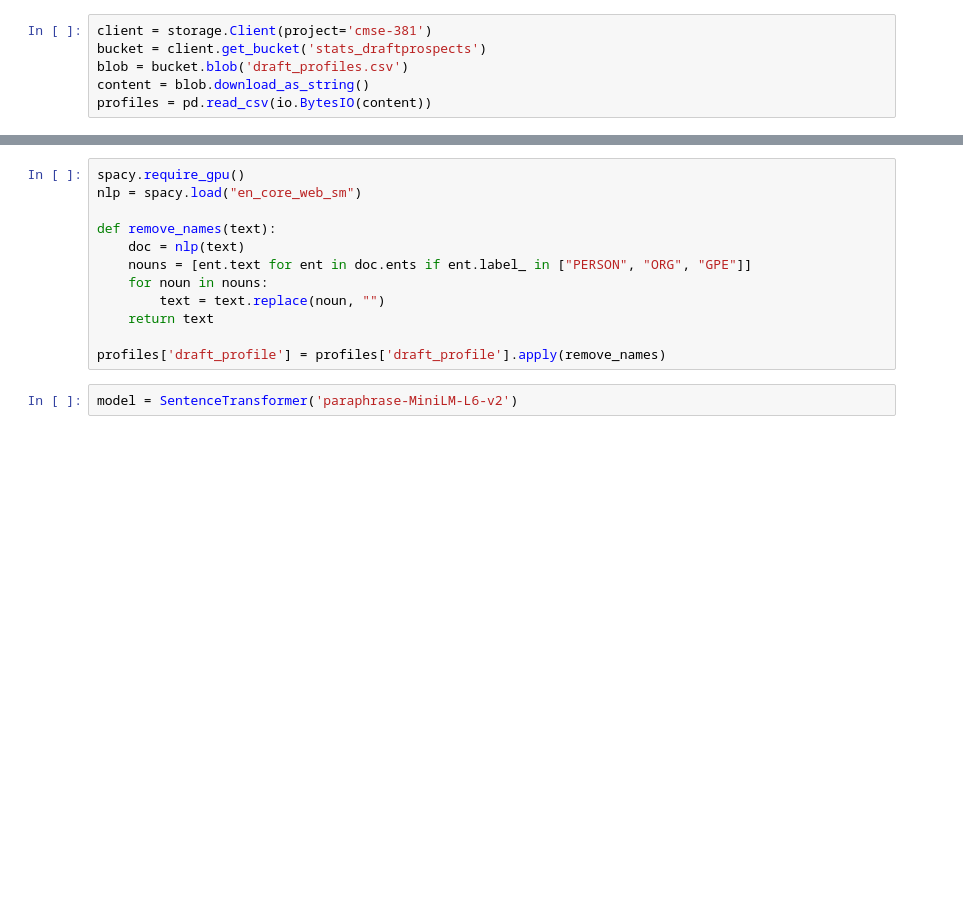
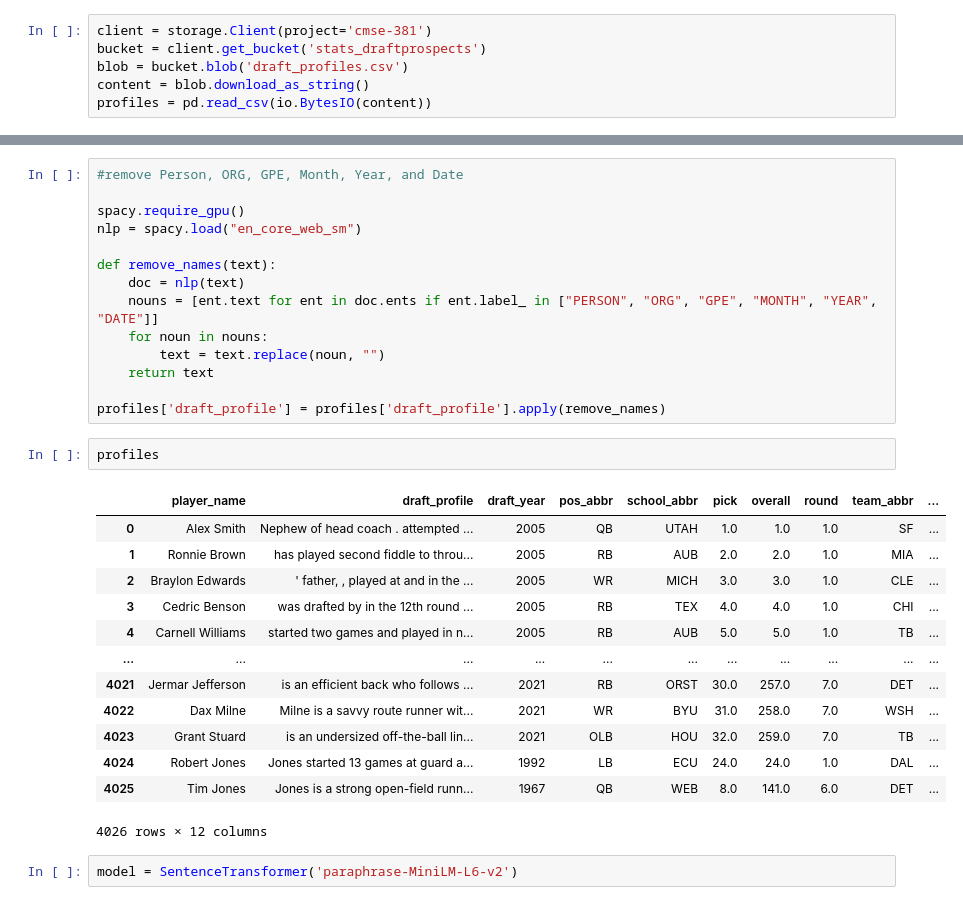
Before and after one commit to harshil0217/NFL_Rookie_Comps, a Jupyter notebook: ProfileEmbeddings.ipynb, the cells around one changed output, grey strips where cells are left out. Drawn from its saved outputs; the diff is of its cells as text; blank space fills up the shorter version.

```diff
--- a/ProfileEmbeddings.ipynb
+++ b/ProfileEmbeddings.ipynb
@@ -55,15 +60,33 @@ profiles
 # %%
+#remove Person, ORG, GPE, Month, Year, and Date
+
 spacy.require_gpu()
 nlp = spacy.load("en_core_web_sm")
 
 def remove_names(text):
     doc = nlp(text)
-    nouns = [ent.text for ent in doc.ents if ent.label_ in ["PERSON", "ORG", "GPE"]]
+    nouns = [ent.text for ent in doc.ents if ent.label_ in ["PERSON", "ORG", "GPE", "MONTH", "YEAR", "DATE"]]
     for noun in nouns:
         text = text.replace(noun, "")
     return text
 
 profiles['draft_profile'] = profiles['draft_profile'].apply(remove_names)
+# %%
+profiles
+# %% [output]
+|  | player_name | draft_profile | draft_year | pos_abbr | school_abbr | pick | overall | round | team_abbr | ... |
+| 0 | Alex Smith | Nephew of head coach . attempted ... | 2005 | QB | UTAH | 1.0 | 1.0 | 1.0 | SF | ... |
+| 1 | Ronnie Brown | has played second fiddle to throu... | 2005 | RB | AUB | 2.0 | 2.0 | 1.0 | MIA | ... |
+| 2 | Braylon Edwards | ' father, , played at and in the ... | 2005 | WR | MICH | 3.0 | 3.0 | 1.0 | CLE | ... |
+| 3 | Cedric Benson | was drafted by in the 12th round ... | 2005 | RB | TEX | 4.0 | 4.0 | 1.0 | CHI | ... |
+| 4 | Carnell Williams | started two games and played in n... | 2005 | RB | AUB | 5.0 | 5.0 | 1.0 | TB | ... |
+| ... | ... | ... | ... | ... | ... | ... | ... | ... | ... | ... |
+| 4021 | Jermar Jefferson | is an efficient back who follows ... | 2021 | RB | ORST | 30.0 | 257.0 | 7.0 | DET | ... |
+| 4022 | Dax Milne | Milne is a savvy route runner wit... | 2021 | WR | BYU | 31.0 | 258.0 | 7.0 | WSH | ... |
+| 4023 | Grant Stuard | is an undersized off-the-ball lin... | 2021 | OLB | HOU | 32.0 | 259.0 | 7.0 | TB | ... |
+| 4024 | Robert Jones | Jones started 13 games at guard a... | 1992 | LB | ECU | 24.0 | 24.0 | 1.0 | DAL | ... |
+| 4025 | Tim Jones | Jones is a strong open-field runn... | 1967 | QB | WEB | 8.0 | 141.0 | 6.0 | DET | ... |
+4026 rows × 12 columns
 # %%
 model = SentenceTransformer('paraphrase-MiniLM-L6-v2')
 # %% [output]
```
Also changed, not shown: parts of 12 cells of this notebook.
